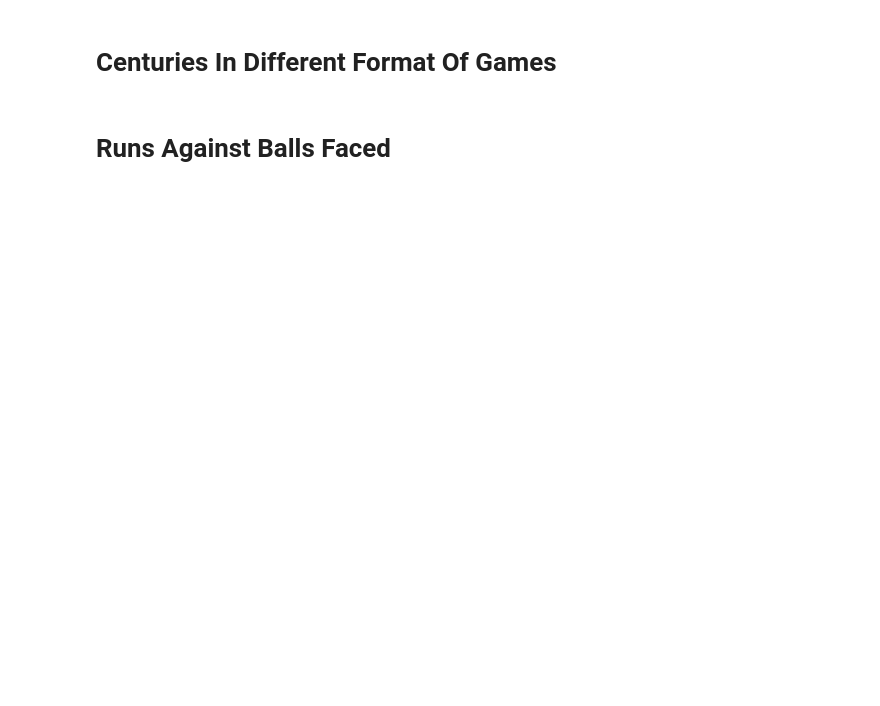
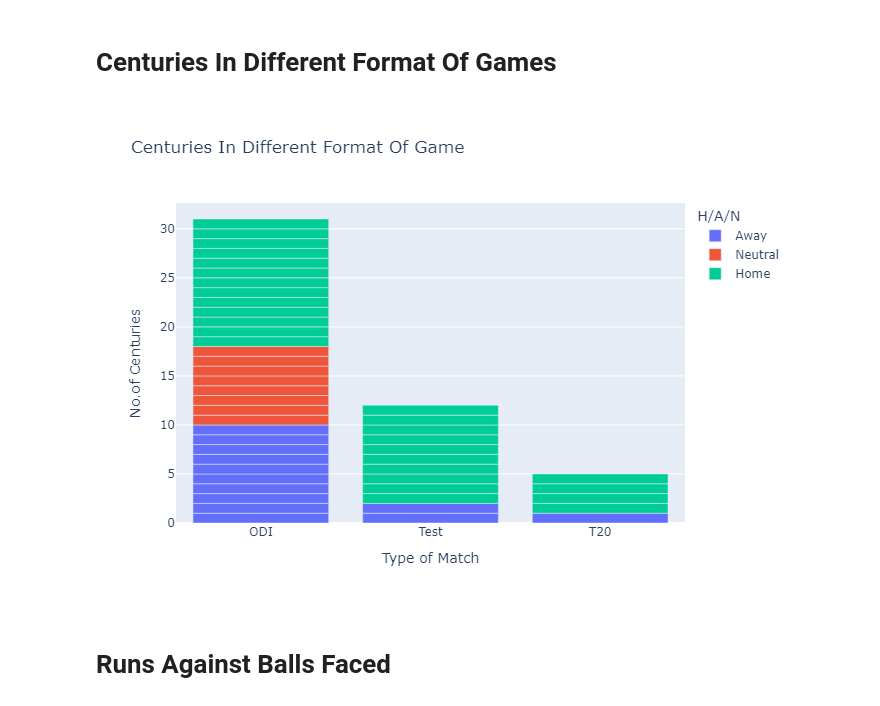
Before and after one commit to jawadwarsi/Kaggle-Notebooks, a Jupyter notebook: RohitSharma_Centuries_EDA/rohit-sharma-centuries-eda.ipynb, the cells around one changed output. Cells and saved outputs as stored; diff of their text form; code cells hidden in the pictures; blank space fills up the shorter version.

```diff
--- a/RohitSharma_Centuries_EDA/rohit-sharma-centuries-eda.ipynb
+++ b/RohitSharma_Centuries_EDA/rohit-sharma-centuries-eda.ipynb
@@ -163,8 +180,16 @@ fig.show()
 # %% [markdown]
 # Centuries In Different Format Of Games
 # %%
-fig = px.bar(df,x='Type of Match',color=df['H/A/N'],labels={"count": "No.of Centuries"} , title = "Centuries In Different Format Of Game")
-fig.show()
+fig2 = px.bar(df,x='Type of Match',color=df['H/A/N'],labels={"count": "No.of Centuries"} , title = "Centuries In Different Format Of Game")
+#fig.show()
+
+#Save the figure as static image to be able to render in github code block
+fig2.write_image("scatter_plot2.png")
+
+#Display the figure inline in the notebook as static image
+Image("scatter_plot2.png")
+# %% [output]
+[figure, added]
 # %% [markdown]
 # Runs Against Balls Faced
 # %%
```
Also changed, not shown: parts of 7 cells of this notebook, 4 other files.
